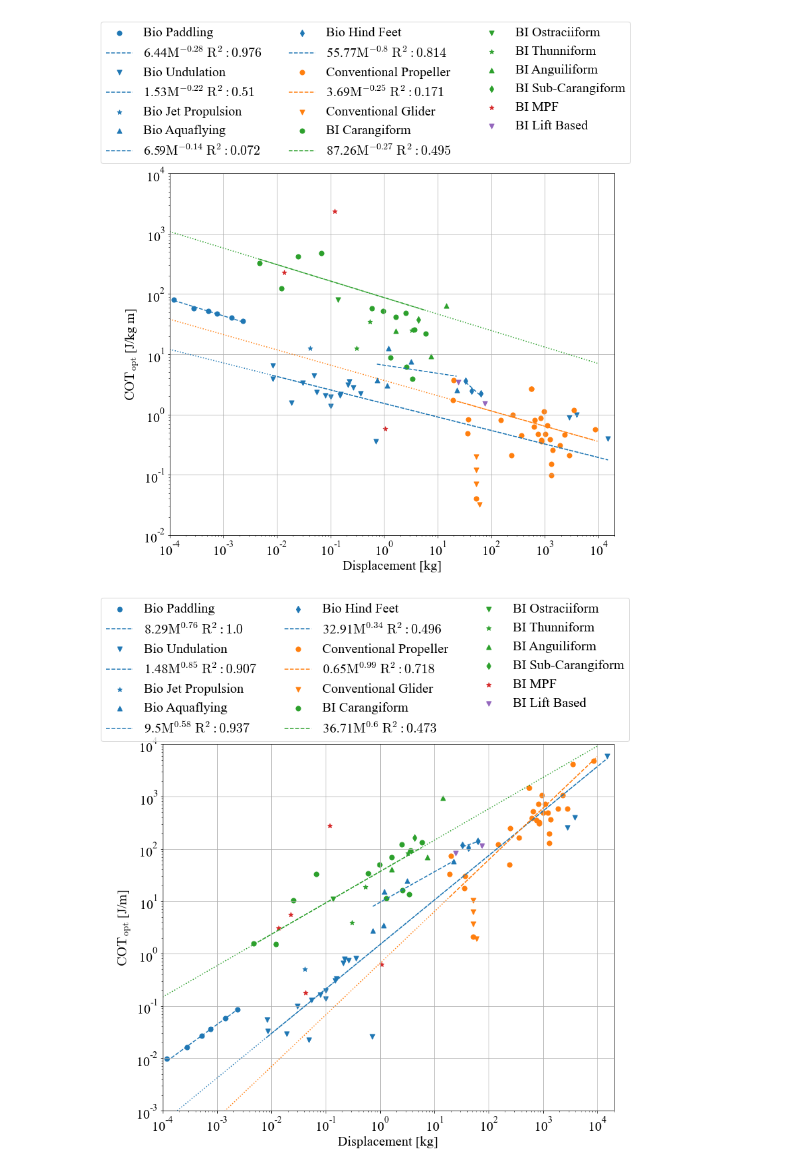
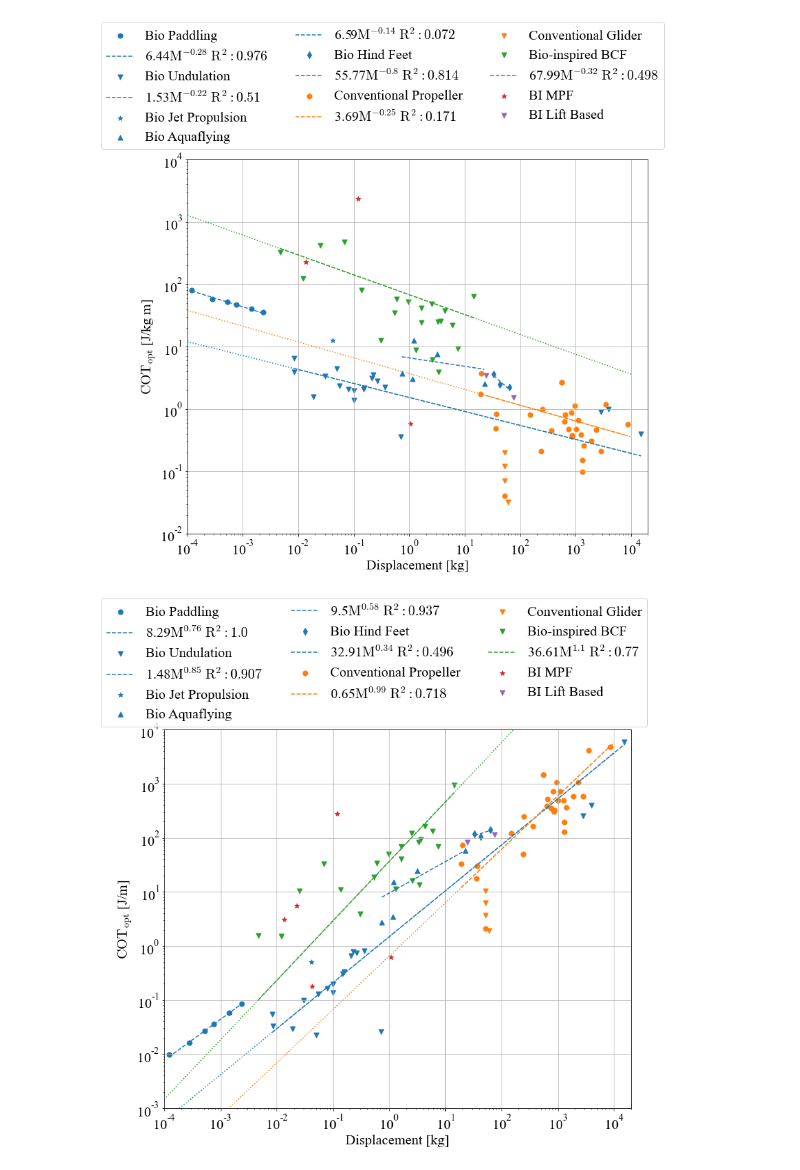
Before and after one commit to michaelcoe/Cost-of-Transport-Estimation, a Jupyter notebook: database_COT_plots.ipynb, the cells around one changed output. Saved outputs shown, nothing was run; the diff lists cells and outputs as text; code cells hidden in the pictures.

```diff
--- a/database_COT_plots.ipynb
+++ b/database_COT_plots.ipynb
@@ -131,51 +131,48 @@ for i, mode in enumerate(conv_modes):
                 fit = model.fit(data['COTopt [J/kgm]'].values, pars, x=data['Weight [kg]'].values)
 
                 r_squared = calc_rsquared(data['Weight [kg]'].values, data['COTopt [J/kgm]'].values, fit.params['p_amplitude'].value, fit.params['p_exponent'].value)
 
                 ax1.scatter(data['Weight [kg]'], data['COTopt [J/kgm]'], marker=markers[i], color=col, s=marker_size, label='Conventional ' + mode)
                 ax1.plot(data['Weight [kg]'], fit.params['p_amplitude'].value*data['Weight [kg]'].values**fit.params['p_exponent'].value, col + '--',
                         label=str(np.round(fit.params['p_amplitude'].value, 2)) + '$\mathrm{M^{' + str(np.round(fit.params['p_exponent'].value,2)) + '}\;R^2: '
                         + str(np.round(r_squared, 3)) + '}$')
                 ax1.plot(dx, fit.params['p_amplitude'].value*dx**fit.params['p_exponent'].value, col + ':')
         else:
                 ax1.scatter(data['Weight [kg]'], data['COTopt [J/kgm]'], marker=markers[i], color=col, s=marker_size, label='Conventional ' + mode)
 
-for i, mode in enumerate(bcf_modes):
-        col = 'C2'
+col = 'C2'
         # perform fits for data
-        data = bcf_dfs[i].sort_values(by=['Weight [kg]'])
-        if mode == 'Carangiform':
-                pars = model.guess(data['COTopt [J/kgm]'].values, x=data['Weight [kg]'].values)
-                pars['p_amplitude'].set(value=6, min=0.001, max=100.0)
-                pars['p_exponent'].set(value=-0.5, min=-0.75, max=0.001)
+data = pd.concat(bcf_dfs)
+data = data.sort_values(by=['Weight [kg]'])
+pars = model.guess(data['COTopt [J/kgm]'].values, x=data['Weight [kg]'].values)
+pars['p_amplitude'].set(value=6, min=0.001, max=100.0)
+pars['p_exponent'].set(value=-0.5, min=-0.75, max=0.001)
 
-                fit = model.fit(data['COTopt [J/kgm]'], pars, x=data['Weight [kg]'])
+fit = model.fit(data['COTopt [J/kgm]'], pars, x=data['Weight [kg]'])
 
-                r_squared = calc_rsquared(data['Weight [kg]'].values, data['COTopt [J/kgm]'].values, fit.params['p_amplitude'].value, fit.params['p_exponent'].value)
+r_squared = calc_rsquared(data['Weight [kg]'].values, data['COTopt [J/kgm]'].values, fit.params['p_amplitude'].value, fit.params['p_exponent'].value)
 
-                ax1.scatter(data['Weight [kg]'], data['COTopt [J/kgm]'], marker=markers[i], color='C2', s=marker_size, label='BI ' + mode)
-                ax1.plot(data['Weight [kg]'], fit.params['p_amplitude'].value*data['Weight [kg]'].values**fit.params['p_exponent'].value, col + '--',
-                        label=str(np.round(fit.params['p_amplitude'].value, 2)) + '$\mathrm{M^{' + str(np.round(fit.params['p_exponent'].value,2)) + '}\;R^2: '
-                        + str(np.round(r_squared, 3)) + '}$')
-                ax1.plot(dx, fit.params['p_amplitude'].value*dx**fit.params['p_exponent'].value, col + ':')
-        else:
-                ax1.scatter(data['Weight [kg]'], data['COTopt [J/kgm]'], marker=markers[i], color='C2', s=marker_size, label='BI ' + mode)
+ax1.scatter(data['Weight [kg]'], data['COTopt [J/kgm]'], marker=markers[i], color='C2', s=marker_size, label='Bio-inspired BCF')
+ax1.plot(data['Weight [kg]'], fit.params['p_amplitude'].value*data['Weight [kg]'].values**fit.params['p_exponent'].value, col + '--',
+        label=str(np.round(fit.params['p_amplitude'].value, 2)) + '$\mathrm{M^{' + str(np.round(fit.params['p_exponent'].value,2)) + '}\;R^2: '
+        + str(np.round(r_squared, 3)) + '}$')
+ax1.plot(dx, fit.params['p_amplitude'].value*dx**fit.params['p_exponent'].value, col + ':')
 
 ax1.scatter(mpf_cot['Weight [kg]'], mpf_cot['COTopt [J/kgm]'], marker='*', color='C3', s=marker_size, label='BI MPF')
 ax1.scatter(lift_cot['Weight [kg]'], lift_cot['COTopt [J/kgm]'], marker='v', color='C4', s=marker_size, label='BI Lift Based')
 
 ax1.set_xlabel('Displacement [kg]')
 ax1.set_ylabel('$\mathrm{COT_{opt}}$ [J/kg m]')
 ax1.legend(ncol=3, loc=4, bbox_to_anchor=(1.05, 1.01))
 
 ax1.set_xlim([1e-4, 2e4])
 ax1.set_ylim([1e-2, 1e4])
 ax1.set_yscale('log')
 ax1.set_xscale('log')
 ax1.grid()
-#fig1.savefig('cot_j-kgm.pdf', facecolor='w', dpi=300, bbox_inches='tight')
+fig1.savefig('cot_j-kgm.pdf', facecolor='w', dpi=300, bbox_inches='tight')
 # %% [output]
-[figure, old version]
+[figure, new version]
 # %%
 fig2, ax2 = plt.subplots(figsize=(12,10), facecolor='w')
 marker_size=50
@@ -242,26 +239,24 @@ for i, mode in enumerate(conv_modes):
         else:
                 ax2.scatter(data['Weight [kg]'], data['COTopt [J/m]'], marker=markers[i], color=col, s=marker_size, label='Conventional ' + mode)
 
-for i, mode in enumerate(bcf_modes):
-        col = 'C2'
-        # perform fits for data
-        data = bcf_dfs[i].sort_values(by=['Weight [kg]'])
-        if mode == 'Carangiform':
-                pars = model.guess(data['COTopt [J/m]'].values, x=data['Weight [kg]'].values)
-                pars['p_amplitude'].set(value=6, min=0.001, max=500.0)
-                pars['p_exponent'].set(value=0.5, min=0.001, max=2.0)
+col = 'C2'
+# perform fits for data
+data = pd.concat(bcf_dfs)
+data = data.sort_values(by=['Weight [kg]'])
 
-                fit = model.fit(data['COTopt [J/m]'], pars, x=data['Weight [kg]'])
+pars = model.guess(data['COTopt [J/m]'].values, x=data['Weight [kg]'].values)
+pars['p_amplitude'].set(value=6, min=0.001, max=500.0)
+pars['p_exponent'].set(value=0.5, min=0.001, max=1.1)
 
-                r_squared = calc_rsquared(data['Weight [kg]'].values, data['COTopt [J/m]'].values, fit.params['p_amplitude'].value, fit.params['p_exponent'].value)
+fit = model.fit(data['COTopt [J/m]'], pars, x=data['Weight [kg]'])
 
-                ax2.scatter(data['Weight [kg]'], data['COTopt [J/m]'], marker=markers[i], color='C2', s=marker_size, label='BI ' + mode)
-                ax2.plot(data['Weight [kg]'], fit.params['p_amplitude'].value*data['Weight [kg]'].values**fit.params['p_exponent'].value, col + '--',
-                        label=str(np.round(fit.params['p_amplitude'].value, 2)) + '$\mathrm{M^{' + str(np.round(fit.params['p_exponent'].value,2)) + '}\;R^2: '
-                        + str(np.round(r_squared, 3)) + '}$')
-                ax2.plot(dx, fit.params['p_amplitude'].value*dx**fit.params['p_exponent'].value, col + ':')
-        else:
-                ax2.scatter(data['Weight [kg]'], data['COTopt [J/m]'], marker=markers[i], color='C2', s=marker_size, label='BI ' + mode)
+r_squared = calc_rsquared(data['Weight [kg]'].values, data['COTopt [J/m]'].values, fit.params['p_amplitude'].value, fit.params['p_exponent'].value)
+
+ax2.scatter(data['Weight [kg]'], data['COTopt [J/m]'], marker=markers[i], color='C2', s=marker_size, label='Bio-inspired BCF')
+ax2.plot(data['Weight [kg]'], fit.params['p_amplitude'].value*data['Weight [kg]'].values**fit.params['p_exponent'].value, col + '--',
+        label=str(np.round(fit.params['p_amplitude'].value, 2)) + '$\mathrm{M^{' + str(np.round(fit.params['p_exponent'].value,2)) + '}\;R^2: '
+        + str(np.round(r_squared, 3)) + '}$')
+ax2.plot(dx, fit.params['p_amplitude'].value*dx**fit.params['p_exponent'].value, col + ':')
 
 ax2.scatter(mpf_cot['Weight [kg]'], mpf_cot['COTopt [J/m]'], marker='*', color='C3', s=marker_size, label='BI MPF')
 ax2.scatter(lift_cot['Weight [kg]'], lift_cot['COTopt [J/m]'], marker='v', color='C4', s=marker_size, label='BI Lift Based')
@@ -275,9 +270,9 @@ ax2.set_ylim([1e-3, 1e4])
 ax2.set_yscale('log')
 ax2.set_xscale('log')
 ax2.grid()
-#fig2.savefig('cot_j-m.pdf', facecolor='w', dpi=300, bbox_inches='tight')
+fig2.savefig('cot_j-m.pdf', facecolor='w', dpi=300, bbox_inches='tight')
 # %% [output]
-[figure, old version]
+[figure, new version]
 # %%
 fig3, ax3 = plt.subplots(figsize=(12,10), facecolor='w')
 marker_size=50
```
Also changed, not shown: parts of 5 cells of this notebook, 4 other files.
